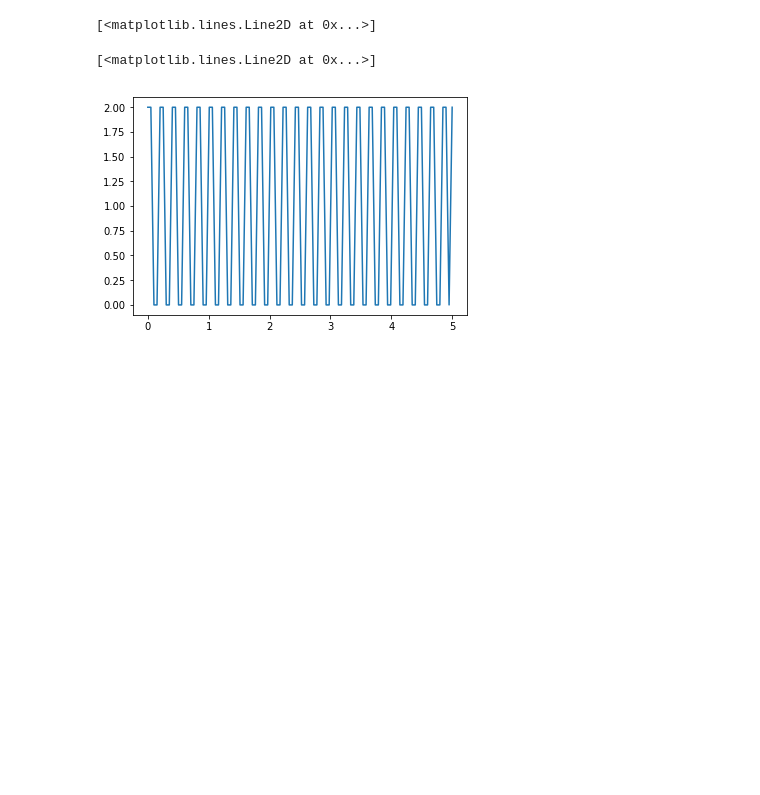
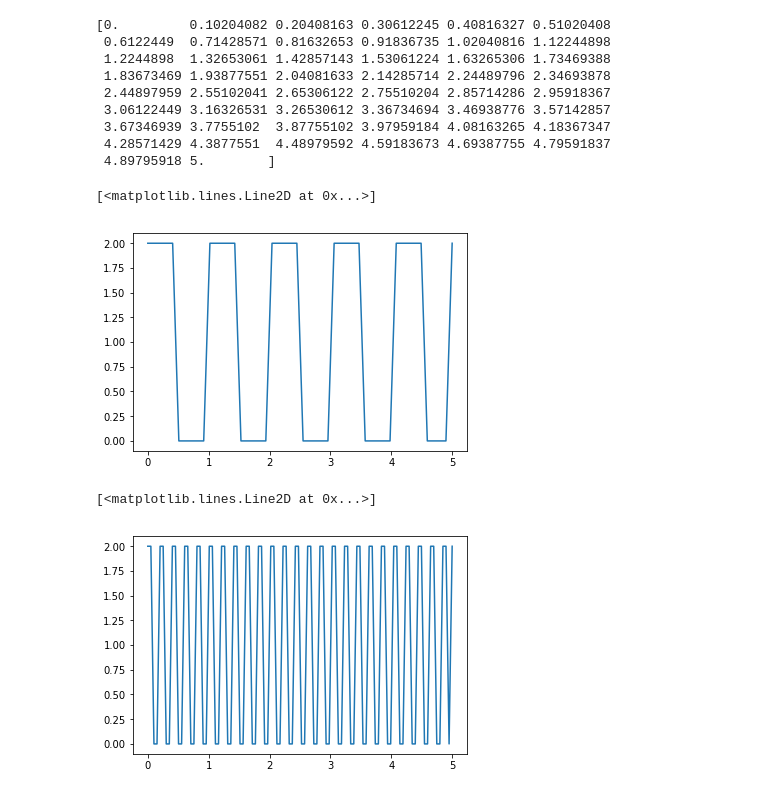
Before and after one commit to Flopsa/EEE3097S, a Jupyter notebook: Modulation_demodulation.ipynb, the cells around one changed output. Drawn from its saved outputs; the diff is of its cells as text; code cells hidden in the pictures; blank space fills up the shorter version.

```diff
--- a/Modulation_demodulation.ipynb
+++ b/Modulation_demodulation.ipynb
@@ -1,16 +1,27 @@
 # %%
 import numpy as np
 from scipy import signal
 import matplotlib.pyplot as plt
 
 freq = 1
 freq_carrier = 5
-x = np.linspace(0, 5, 100)
+x = np.linspace(0, 5, 50)
+print(x)
 sig = signal.square(2*np.pi*freq*x)+1
 
 plt.plot(x, sig)
 # %% [output]
-[<matplotlib.lines.Line2D at 0x...>]
+[0.         0.10204082 0.20408163 0.30612245 0.40816327 0.51020408
+ 0.6122449  0.71428571 0.81632653 0.91836735 1.02040816 1.12244898
+ 1.2244898  1.32653061 1.42857143 1.53061224 1.63265306 1.73469388
+ 1.83673469 1.93877551 2.04081633 2.14285714 2.24489796 2.34693878
+ 2.44897959 2.55102041 2.65306122 2.75510204 2.85714286 2.95918367
+ 3.06122449 3.16326531 3.26530612 3.36734694 3.46938776 3.57142857
+ 3.67346939 3.7755102  3.87755102 3.97959184 4.08163265 4.18367347
+ 4.28571429 4.3877551  4.48979592 4.59183673 4.69387755 4.79591837
+ 4.89795918 5.        ]
+[<matplotlib.lines.Line2D at 0x...>]
+[figure, added]
 # %%
 sig2 = signal.square(2*np.pi*freq_carrier*x)+1
 plt.plot(x, sig2)
```
